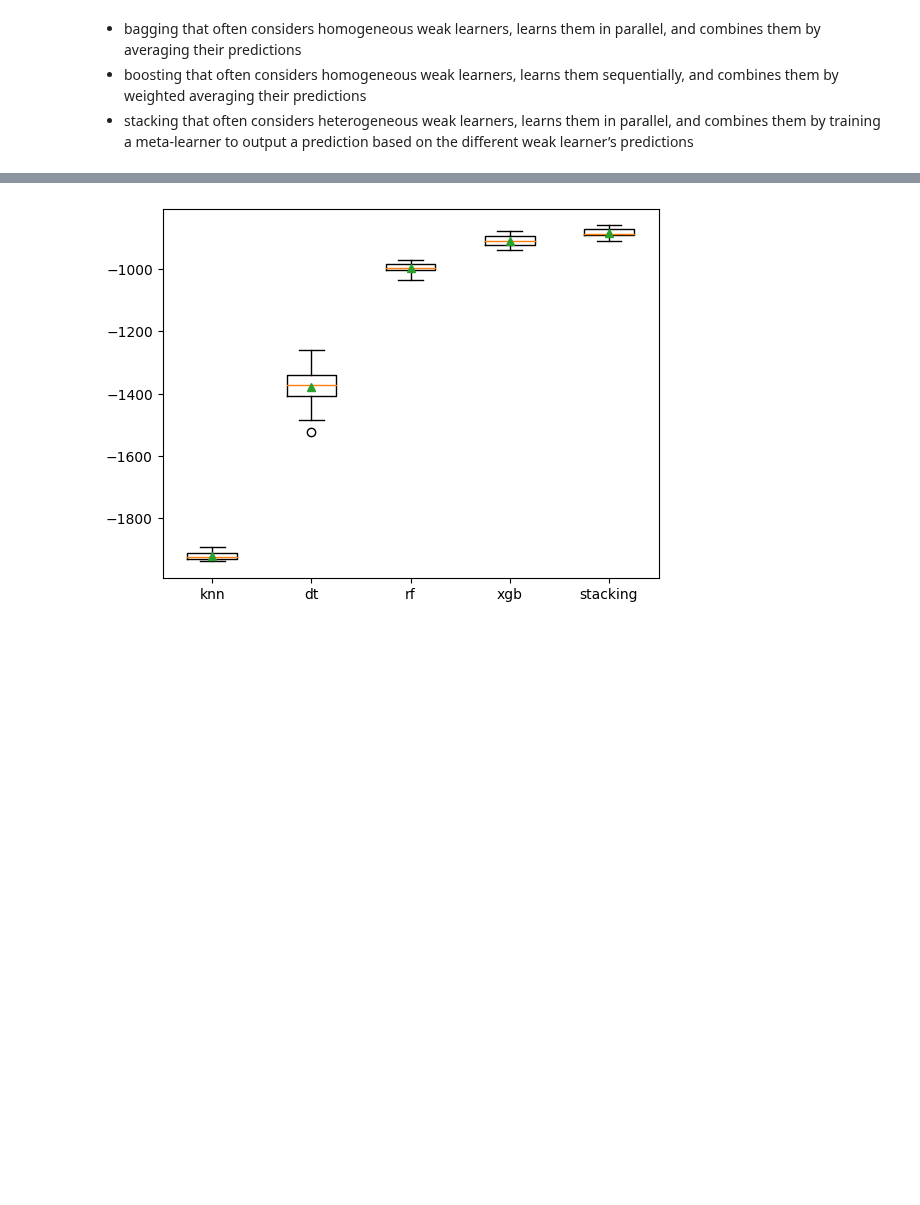
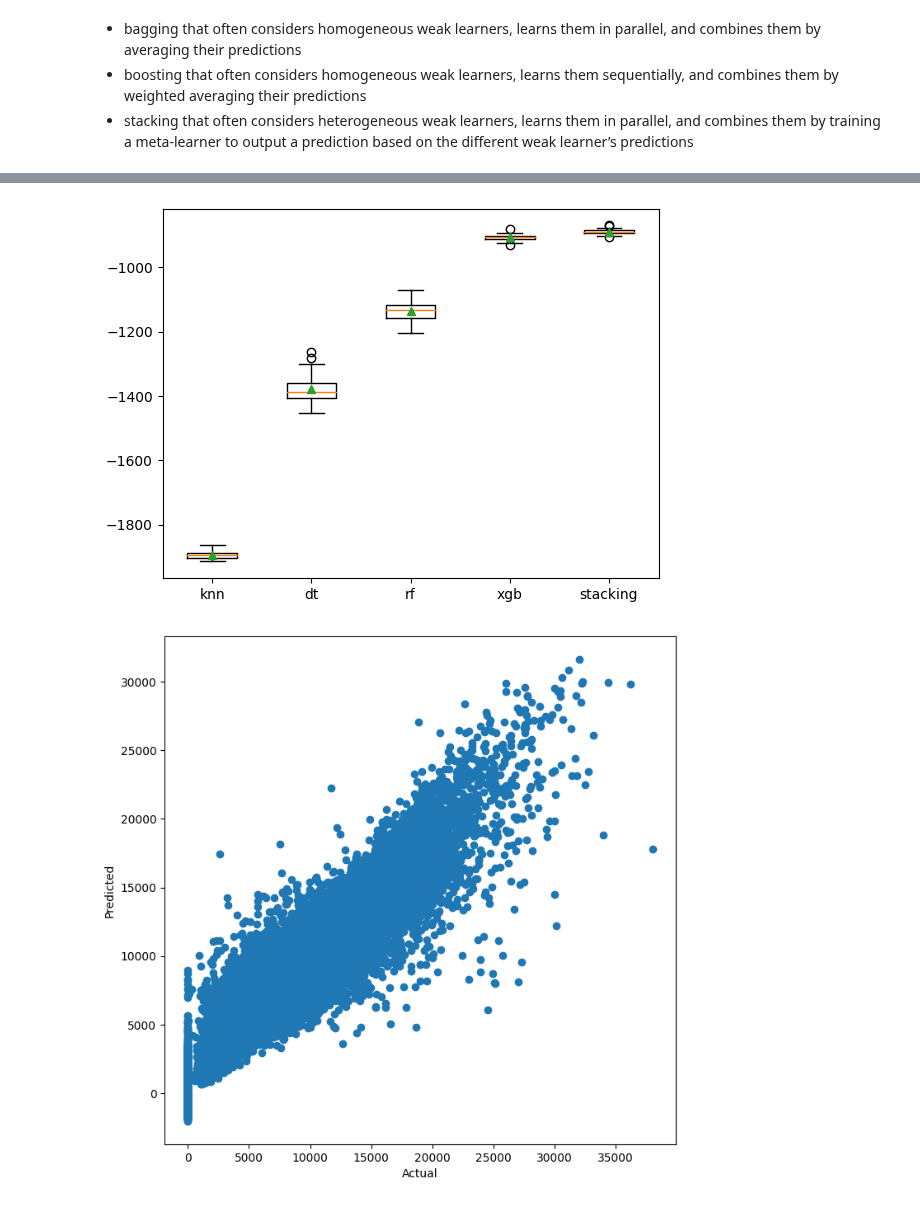
Before and after one commit to liamwan/rss-forecasts, a Jupyter notebook: rss-forecasts-wander.ipynb, the cells around one changed output, grey strips where cells are left out. Cells and saved outputs as stored; diff of their text form; code cells hidden in the pictures; blank space fills up the shorter version.

Commit message:
stacking and predicting v4

```diff
--- a/rss-forecasts-wander.ipynb
+++ b/rss-forecasts-wander.ipynb
@@ -651,16 +803,6 @@ A further generalization of this approach is replacing the linear weighted sum w
 
 In stacking, an algorithm takes the outputs of sub-models as input and attempts to learn how to best combine the input predictions to make a better output prediction.
 [Ensemble Stacking for ML & DL](https://www.analyticsvidhya.com/blog/2021/08/ensemble-stacking-for-machine-learning-and-deep-learning/)
-# %%
-# stack the models
-# create a list of models
-models = [knn, rf, dt, xgb]
-
-# create a stacking regressor
-stack = StackingCVRegressor(regressors=models, meta_regressor=xgb, cv=5, use_features_in_secondary=True, verbose=2)
-
-# train and evaluate the model
-stack = train_evaluate(stack, X_train, y_train, X_test, y_test)
 # %% [markdown]
 - bagging that often considers homogeneous weak learners, learns them in parallel, and combines them by averaging their predictions
 - boosting that often considers homogeneous weak learners, learns them sequentially, and combines them by weighted averaging their predictions
@@ -769,44 +821,58 @@ from matplotlib import pyplot
 
 # get a stacking ensemble of models
 def get_stacking():
- # define the base models
- level0 = list()
- level0.append(('knn', KNeighborsRegressor()))
- level0.append(('dt', DecisionTreeRegressor()))
- level0.append(('rf', RandomForestRegressor()))
- level0.append(('xgb', xgboost.XGBRegressor()))
- # define meta learner model
- level1 = LinearRegression()
- # define the stacking ensemble
- model = StackingRegressor(estimators=level0, final_estimator=level1, cv=5)
- return model
+    # define the base models
+    level0 = list()
+    level0.append(('knn', KNeighborsRegressor(n_neighbors=2)))
+    level0.append(('dt', DecisionTreeRegressor(random_state=42)))
+    level0.append(('rf', RandomForestRegressor(n_estimators=5, random_state=42)))
+    level0.append(('xgb', xgboost.XGBRegressor()))
+    # define meta learner model
+    level1 = LinearRegression()
+    # define the stacking ensemble
+    model = StackingRegressor(estimators=level0, final_estimator=level1, cv=5)
+    return model
 
 # get a list of models to evaluate
 def get_models():
- models = dict()
- models['knn'] = KNeighborsRegressor()
- models['dt'] = DecisionTreeRegressor()
- models['rf'] = RandomForestRegressor()
- models['xgb'] = xgboost.XGBRegressor()
- models['stacking'] = get_stacking()
- return models
+    models = dict()
+    models['knn'] = KNeighborsRegressor(n_neighbors=2)
+    models['dt'] = DecisionTreeRegressor(random_state=42)
+    models['rf'] = RandomForestRegressor(n_estimators=5, random_state=42)
+    models['xgb'] = xgboost.XGBRegressor()
+    models['stacking'] = get_stacking()
+    return models
 
 # evaluate a given model using cross-validation
 def evaluate_model(model, X, y):
- cv = RepeatedKFold(n_splits=10, n_repeats=3, random_state=1)
- scores = cross_val_score(model, X, y, scoring='neg_mean_absolute_error', cv=cv, n_jobs=-1, error_score='raise')
- return scores
+    cv = RepeatedKFold(n_splits=10, n_repeats=3, random_state=42)
+    scores = cross_val_score(model, X, y, scoring='neg_mean_absolute_error', cv=cv, n_jobs=-1, error_score='raise')
+    return scores
 
 # get the models to evaluate
 models = get_models()
 # evaluate the models and store results
 results, names = list(), list()
+
 for name, model in models.items():
- scores = evaluate_model(model, X_test, y_test)
- results.append(scores)
- names.append(name)
- print('>%s %.3f (%.3f)' % (name, mean(scores), std(scores)))
+    start_time = time.time()
+    scores = evaluate_model(model, X_test, y_test)
+    model.fit(X_train, y_train)
+    prediction = model.predict(X_test)
+    r2 = model.score(X_test, y_test)
+    rmse = mean_squared_error(y_test, prediction, squared = False)
+    end_time = time.time()
+    results.append(scores)
+    names.append(name)
+    print("-------{}-------".format(name))
+    print("Coefficient of determination: {}".format(r2))
+    print("Root Mean Squared Error: {}".format(rmse))
+    print('>%s %.3f (%.3f)' % (name, mean(scores), std(scores)))
+    print("Computation Time: {}".format(end_time - start_time))
+    print("----------------------------------\n")
 # plot model performance for comparison
 pyplot.boxplot(results, labels=names, showmeans=True)
 pyplot.show()
+
+plot_predicted_vs_actual(models['stacking'])
 # %% [output]
@@ -818 +896,2 @@ pyplot.show()
-[figure, old version]
+[figure, new version]
+[figure, added]
```
Also changed, not shown: parts of 22 cells of this notebook.
